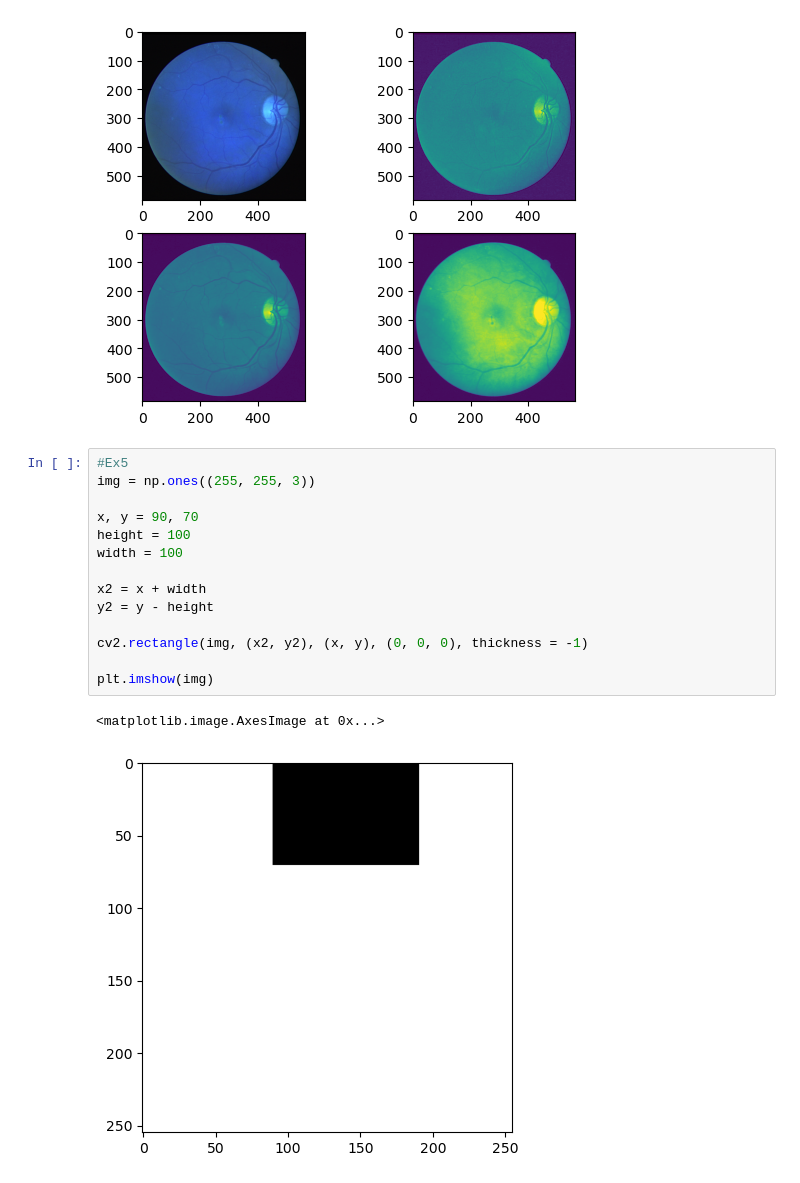
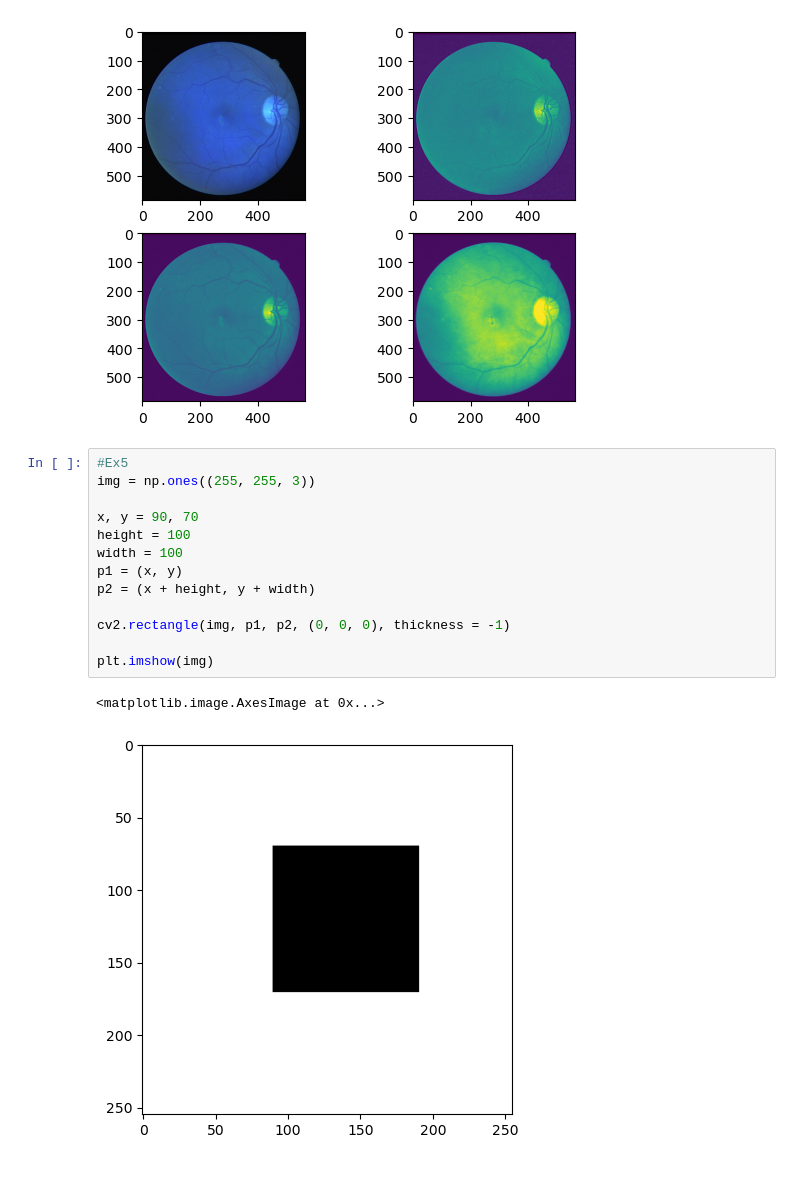
Before and after one commit to joaomatias100/Digital-Image-Processing, a Jupyter notebook: Class1/Exercicios_PDI.ipynb, the cells around one changed output. Drawn from its saved outputs; the diff is of its cells as text.

```diff
--- a/Class1/Exercicios_PDI.ipynb
+++ b/Class1/Exercicios_PDI.ipynb
@@ -77,17 +77,16 @@ plt.imshow(blue)
 # %%
 #Ex5
 img = np.ones((255, 255, 3))
 
 x, y = 90, 70
 height = 100
 width = 100
+p1 = (x, y)
+p2 = (x + height, y + width)
 
-x2 = x + width
-y2 = y - height
-
-cv2.rectangle(img, (x2, y2), (x, y), (0, 0, 0), thickness = -1)
+cv2.rectangle(img, p1, p2, (0, 0, 0), thickness = -1)
 
 plt.imshow(img)
 # %% [output]
 <matplotlib.image.AxesImage at 0x...>
-[figure, old version]
+[figure, new version]
```
